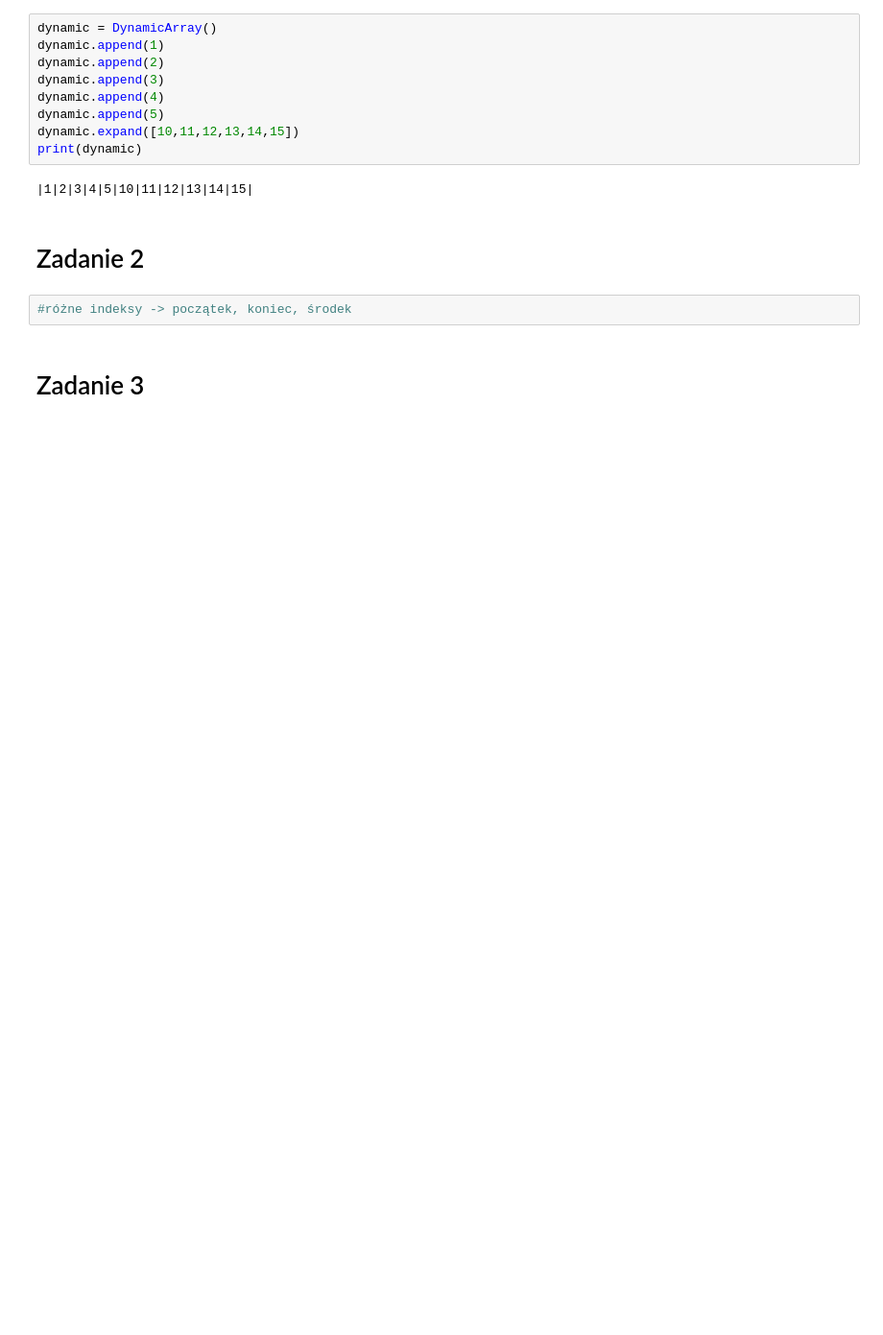
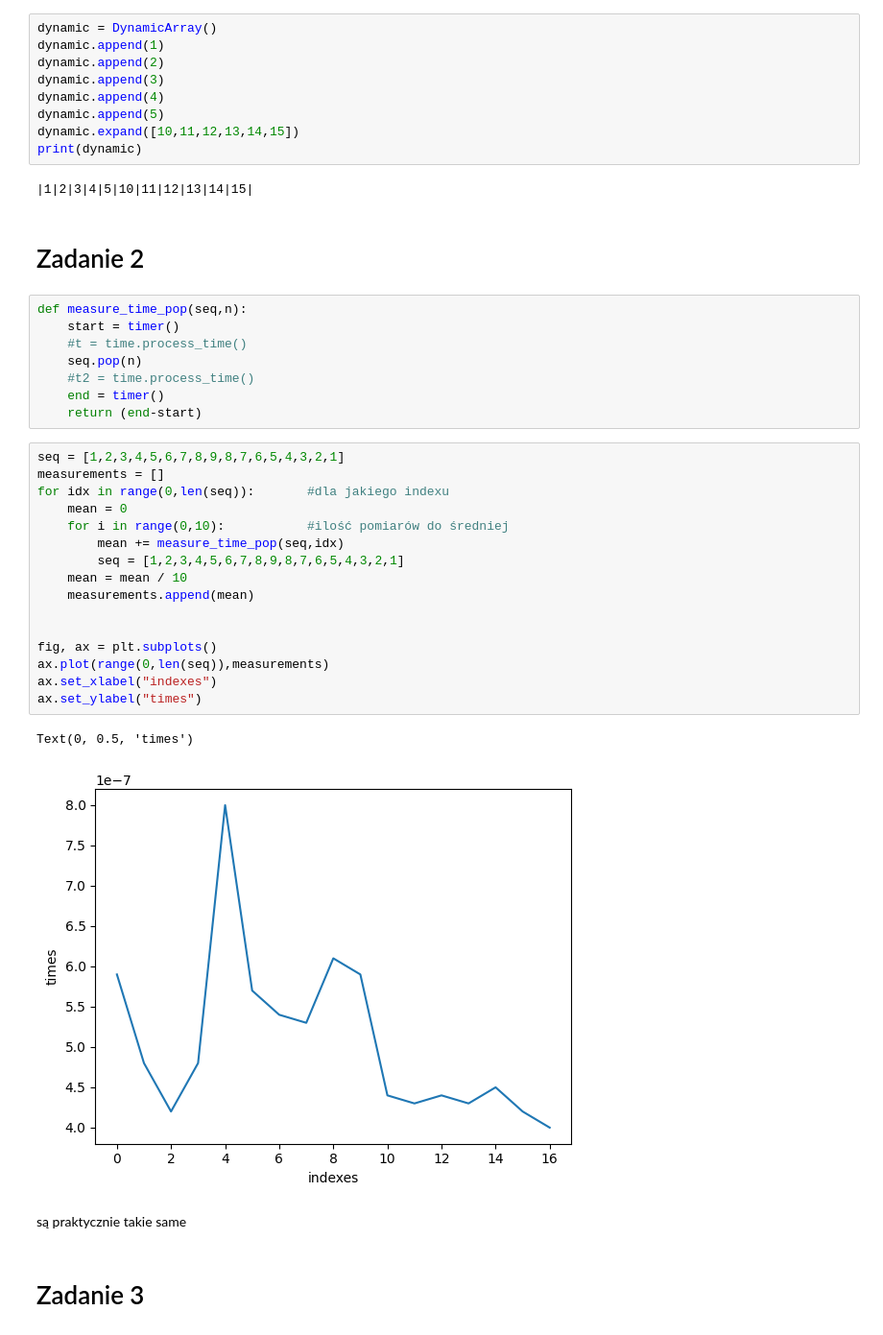
Before and after one commit to MD275996/algorytmy, a Jupyter notebook: lista3/lista3.ipynb, the cells around one changed output. Shown at 96% size. Drawn from its saved outputs; the diff is of its cells as text; blank space fills up the shorter version.

```diff
--- a/lista3/lista3.ipynb
+++ b/lista3/lista3.ipynb
@@ -90,8 +92,35 @@ print(dynamic)
 |1|2|3|4|5|10|11|12|13|14|15|
 # %% [markdown]
 # Zadanie 2
-# %%
-#różne indeksy -> początek, koniec, środek
+# %%
+def measure_time_pop(seq,n):
+    start = timer()
+    #t = time.process_time()
+    seq.pop(n)
+    #t2 = time.process_time()
+    end = timer()
+    return (end-start)
+# %%
+seq = [1,2,3,4,5,6,7,8,9,8,7,6,5,4,3,2,1]
+measurements = []
+for idx in range(0,len(seq)):       #dla jakiego indexu
+    mean = 0
+    for i in range(0,10):           #ilość pomiarów do średniej
+        mean += measure_time_pop(seq,idx)
+        seq = [1,2,3,4,5,6,7,8,9,8,7,6,5,4,3,2,1]
+    mean = mean / 10
+    measurements.append(mean)
+
+
+fig, ax = plt.subplots()
+ax.plot(range(0,len(seq)),measurements)
+ax.set_xlabel("indexes")
+ax.set_ylabel("times")
+# %% [output]
+Text(0, 0.5, 'times')
+[figure, added]
+# %% [markdown]
+są praktycznie takie same
 # %% [markdown]
 # Zadanie 3
 # %%
```
Also changed, not shown: parts of 13 cells of this notebook, 3 other files.
